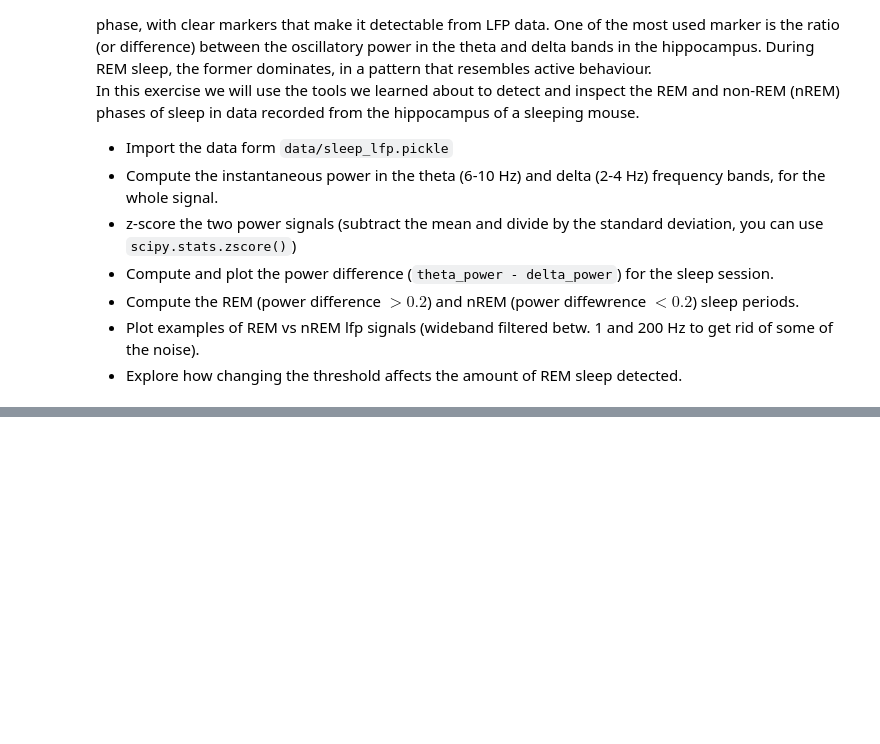
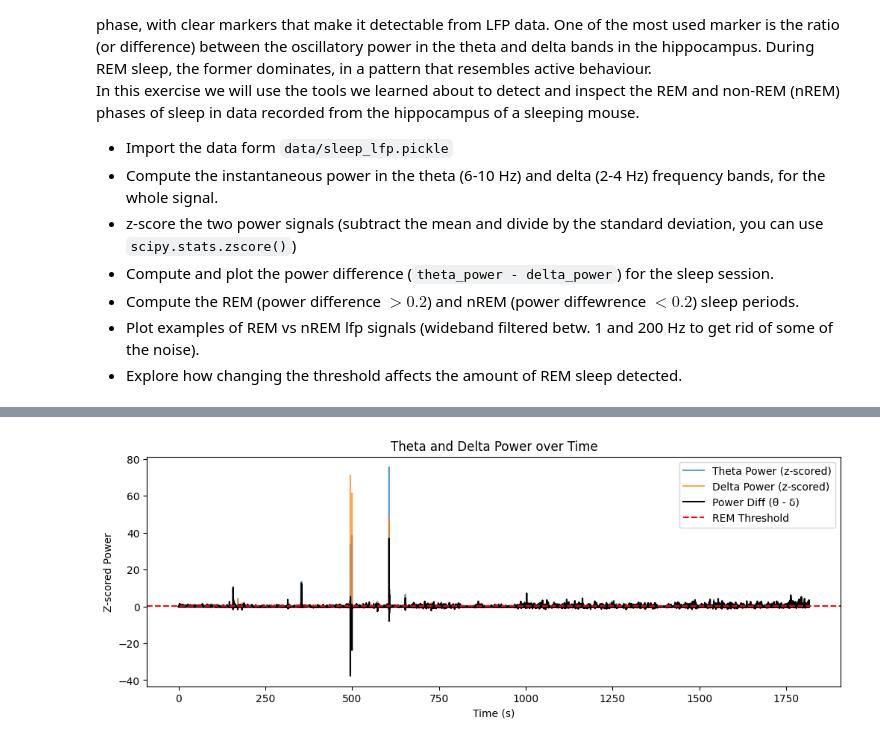
Before and after one commit to YentlB/Assignments-Yentl-Buitelaar, a Jupyter notebook: exercises.ipynb, the cells around one changed output, grey strips where cells are left out. Drawn from its saved outputs; the diff is of its cells as text; code cells hidden in the pictures; blank space fills up the shorter version.

```diff
--- a/exercises.ipynb
+++ b/exercises.ipynb
@@ -225,0 +306,98 @@ In this exercise we will use the tools we learned about to detect and inspect th
+# %%
+import numpy as np
+import matplotlib.pyplot as plt
+import pickle
+from scipy.signal import hilbert, firwin, filtfilt, butter
+from scipy.stats import zscore
+
+# Load LFP data
+with open('sleep_lfp.pickle', 'rb') as handle:
+    data = pickle.load(handle)
+
+lfp = data['lfp']
+fs = data['sampling_rate']  # in Hz
+time = np.arange(len(lfp)) / fs
+
+# FIR bandpass filter function (for delta band)
+def fir_bandpass(signal, lowcut, highcut, fs, numtaps=501):
+    nyq = 0.5 * fs
+    taps = firwin(numtaps, [lowcut / nyq, highcut / nyq], pass_zero=False)
+    return filtfilt(taps, 1.0, signal)
+
+# Butterworth filter (used for theta and wideband)
+def butter_bandpass(signal, lowcut, highcut, fs, order=4):
+    nyq = 0.5 * fs
+    low = lowcut / nyq
+    high = highcut / nyq
+    b, a = butter(order, [low, high], btype='band')
+    return filtfilt(b, a, signal)
+
+# Compute power in theta and delta bands
+theta_filtered = butter_bandpass(lfp, 6, 10, fs)
+theta_power = np.abs(hilbert(theta_filtered)) ** 2
+
+delta_filtered = fir_bandpass(lfp, 2, 4, fs)
+delta_power = np.abs(hilbert(delta_filtered)) ** 2
+
+# Z-score normalization
+theta_z = zscore(theta_power)
+delta_z = zscore(delta_power)
+
+# Power difference
+power_diff = theta_z - delta_z
+
+# Threshold for REM detection
+threshold = 0.2
+rem_mask = power_diff > threshold
+nrem_mask = power_diff <= threshold
+
+# Visualize theta and delta power
+plt.figure(figsize=(12, 4))
+plt.plot(time, theta_z, label="Theta Power (z-scored)", alpha=0.7)
+plt.plot(time, delta_z, label="Delta Power (z-scored)", alpha=0.7)
+plt.plot(time, power_diff, label="Power Diff (θ - δ)", color='black')
+plt.axhline(threshold, color='red', linestyle='--', label="REM Threshold")
+plt.legend()
+plt.title("Theta and Delta Power over Time")
+plt.xlabel("Time (s)")
+plt.ylabel("Z-scored Power")
+plt.show()
+
+# Compute durations
+rem_duration = np.sum(rem_mask) / fs
+nrem_duration = np.sum(nrem_mask) / fs
+print(f"REM duration: {rem_duration:.2f}s, nREM duration: {nrem_duration:.2f}s")
+
+# Get example epochs
+def get_first_epoch(mask, window_size=5 * fs):
+    for i in range(len(mask) - window_size):
+        if np.all(mask[i:i + window_size]):
+            return i, i + window_size
+    return None, None
+
+rem_start, rem_end = get_first_epoch(rem_mask)
+nrem_start, nrem_end = get_first_epoch(nrem_mask)
+
+# Bandpass (1–200 Hz) for visualization
+lfp_wide = butter_bandpass(lfp, 1, 200, fs)
+
+# Plot REM and nREM examples
+plt.figure(figsize=(12, 4))
+
+if rem_start is not None:
+    plt.plot(np.linspace(0, 5, 5 * fs), lfp_wide[rem_start:rem_end], label='REM Epoch', color='blue')
+else:
+    print("No REM epoch found")
+
+if nrem_start is not None:
+    plt.plot(np.linspace(0, 5, 5 * fs), lfp_wide[nrem_start:nrem_end], label='nREM Epoch', color='green')
+else:
+    print("No nREM epoch found")
+
+plt.title("Example of REM vs nREM LFP Signal (1–200 Hz Filtered)")
+plt.xlabel("Time (s)")
+plt.ylabel("Amplitude")
+plt.legend()
+plt.show()
+# %% [output]
+[figure, added]
```
Also changed, not shown: parts of 3 cells of this notebook.
